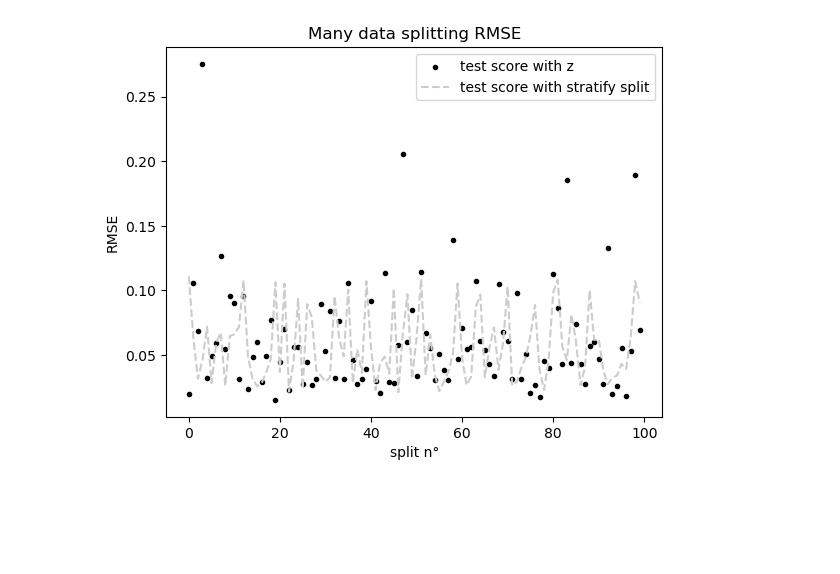
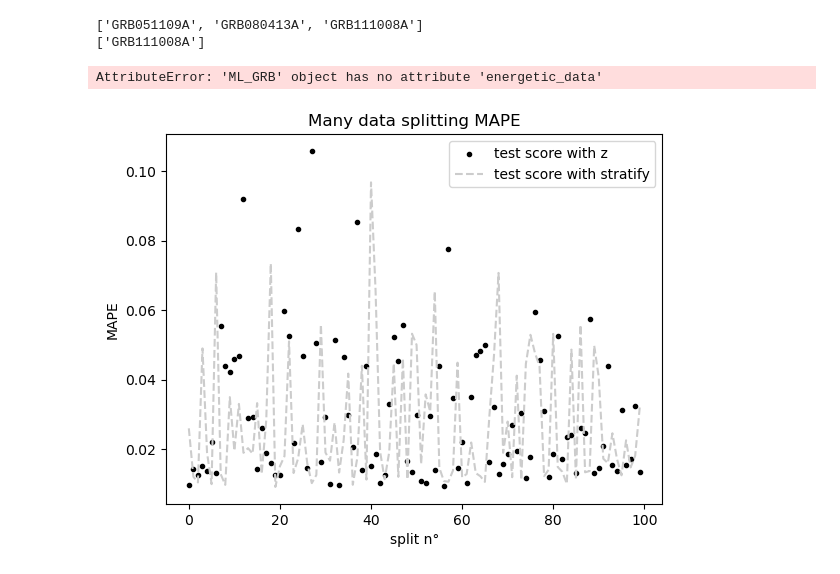
Before and after one commit to LuigiSotgiu/Project, a Jupyter notebook: testing.ipynb, the cells around one changed output. Saved outputs shown, nothing was run; the diff lists cells and outputs as text; code cells hidden in the pictures; blank space fills up the shorter version.

```diff
--- a/testing.ipynb
+++ b/testing.ipynb
@@ -10,7 +10,7 @@ dir_path = ''
 my_class = ML_GRB()
 my_class.DataReading(dir_path)
 # %%
-df = my_class.spectral_data_II
+df = my_class.spectral_data_I
 # %%
 # Splitting the dataset in i and p
 df_i = df[(df['SType'] == 'i')].reset_index(drop=True)
@@ -21,14 +21,19 @@ df_p = df[(df['SType'] == 'p')].reset_index(drop=True)
 # Creating a mask to mark if the i-th element is in the "p dataframe"
 condictions = []
 count = 0
+
+temp = []
 for i in df_i['ID']:
     condiction = i in df_p['ID'].values
     condictions.append(condiction)
+    if condiction == False:
+        temp.append(0)
+        print(i)
 
 # Using the mask to drop from "i dataframe" the row corresponding to GRBs that are not in "p dataframe"
 for index, c in enumerate(condictions):
     if not c:
         df_i.drop(index, inplace=True)
 
-for i in df_i['ID']:
-    print(i)
+print('\n')
+print(len(temp))
@@ -53,6 +76,9 @@ for i in df_i['ID']:
 # printing the list to show the GRBs of interest
 print(p_list)
 print(i_list)
+# %% [output]
+['GRB051109A', 'GRB080413A', 'GRB111008A']
+['GRB111008A']
 # %%
 # Creating two DataFrame with the GRBs of interest in their CPL fit
 df_i_CPL = df_i[df_i['ID'].isin(i_list) & (df_i['SMod'] == 'CPL')]
@@ -115,12 +141,14 @@ dataset = pd.concat([z_df, dataset[['DeltaT', 'alpha_i', 'beta_i', 'Ep_i',
                     axis=1)
 
 # Debug
-dataset.style
+print(len(dataset['z'].values))
+# %% [output]
+AttributeError: 'ML_GRB' object has no attribute 'energetic_data'
 # %%
 import numpy as np
 import pandas as pd
 import matplotlib.pyplot as plt
-from sklearn.metrics import root_mean_squared_error
+from sklearn.metrics import mean_absolute_percentage_error
 from ML_GRB import ML_GRB, RND_FOREST
 
 GRB = ML_GRB()
@@ -133,43 +161,45 @@ dataset = GRB.dataset
 model = RND_FOREST()
 GRB.SetModel(model)     # Setting the model in the main class
 
+random_seeds = np.random.randint(1000, size=100)
+
 test_scores = []
 test_scores_strat = []
-for i in range(100):
+for i in random_seeds:
     # Fitting the model ---> see functions.py
     GRB.model.Run(dataset, train_size = 0.8,
                   n_estimators = 100, max_depth = 13, random_state = i)
 
-    test_scores.append(root_mean_squared_error(GRB.model.y_test, GRB.model.y_pred))
+    test_scores.append(mean_absolute_percentage_error(GRB.model.y_test, GRB.model.y_pred))
 
 keys = []
 for i in dataset['z']:
     if i <= 5:
         keys.append(0)
 
     elif i > 5:
         keys.append(1)
 keys_arr = np.array(keys)
 
-for i in range(100):
+for i in random_seeds:
     # Fitting the model ---> see functions.py
     GRB.model.Run(dataset[['z', 'DeltaT','alpha_i', 'beta_i', 'Ep_i', 'F_i',
                           'alpha_p', 'beta_p', 'Ep_p', 'F_p']], train_size = 0.8, stratify = keys_arr,
                   n_estimators = 100, max_depth = 13, random_state = i)
 
-    test_scores_strat.append(root_mean_squared_error(GRB.model.y_test, GRB.model.y_pred))
+    test_scores_strat.append(mean_absolute_percentage_error(GRB.model.y_test, GRB.model.y_pred))
 
 fig, ax = plt.subplots()
 ax.set(
-    title = 'Many data splitting RMSE',
+    title = 'Many data splitting MAPE',
     xlabel = 'split n°',
-    ylabel = 'RMSE'
+    ylabel = 'MAPE'
 )
 ax.scatter(range(len(test_scores)), test_scores, marker='.',
            color='k', label='test score with z')
 ax.plot(range(len(test_scores_strat)), test_scores_strat,
-        linestyle='--', color='0.8', label='test score with stratify split')
+        linestyle='--', color='0.8', label='test score with stratify')
 ax.legend(loc='best')
 plt.show()
 # %% [output]
-[figure, old version]
+[figure, new version]
```
Also changed, not shown: parts of 11 cells of this notebook, 5 other files.
